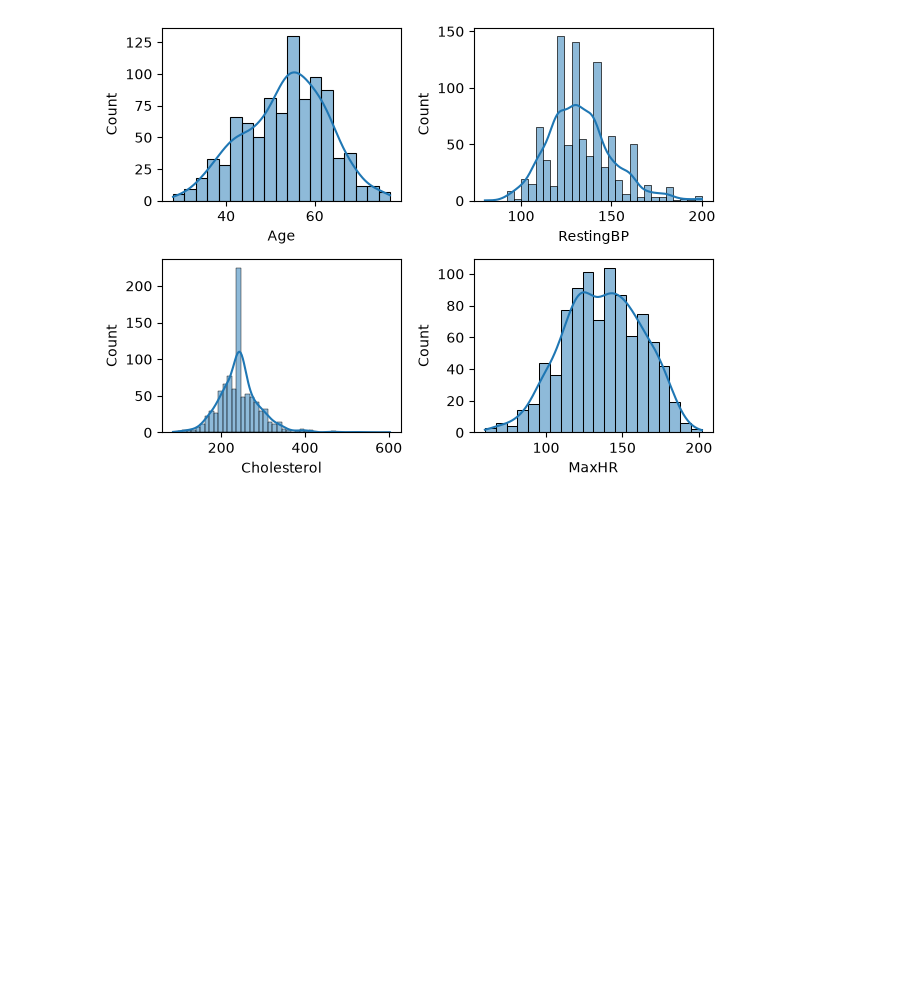
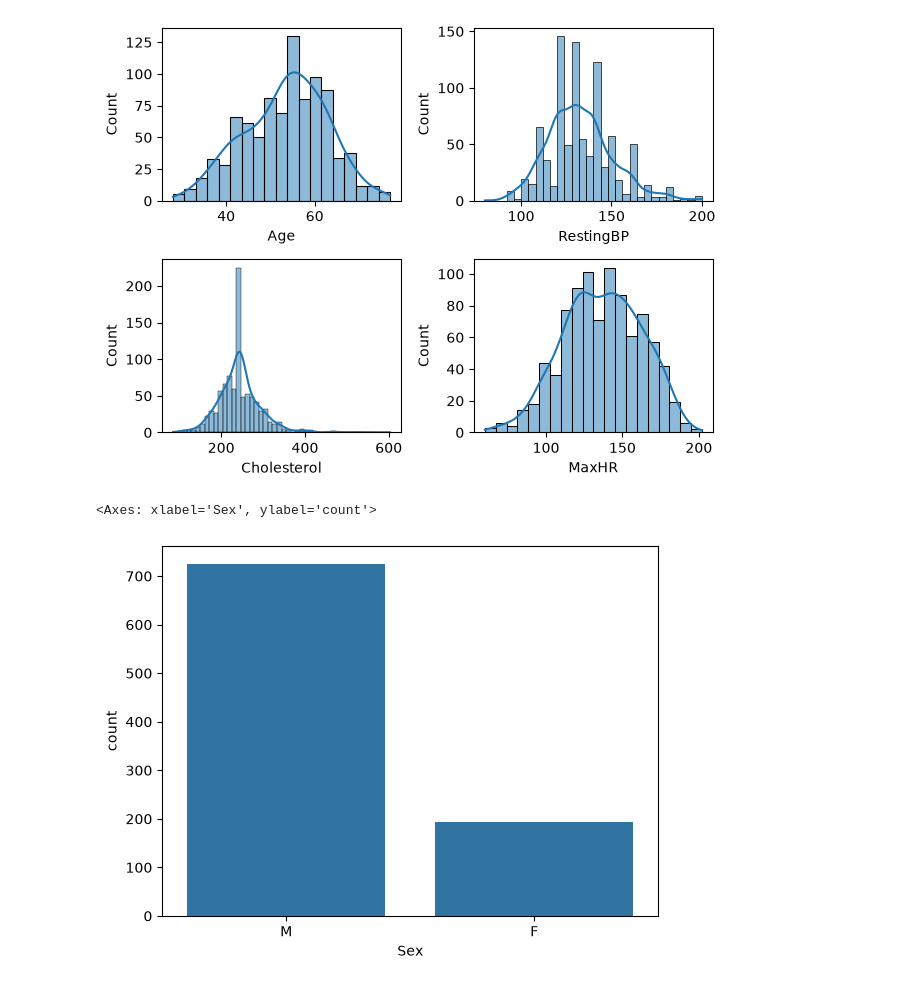
Before and after one commit to OmkarParhad88/Machine-learning, a Jupyter notebook: heart.ipynb, the cells around one changed output. Cells and saved outputs as stored; diff of their text form; code cells hidden in the pictures; blank space fills up the shorter version.

Commit message:
Data analysis with sns maps and plots

```diff
--- a/heart.ipynb
+++ b/heart.ipynb
@@ -149,3 +149,8 @@ plotting('MaxHR' , 4)
 plt.tight_layout()
 # %% [output]
 [figure]
+# %%
+sns.countplot(x = df['Sex'])
+# %% [output]
+<Axes: xlabel='Sex', ylabel='count'>
+[figure, added]
```
Also changed, not shown: parts of 7 cells of this notebook, 1 other file.
